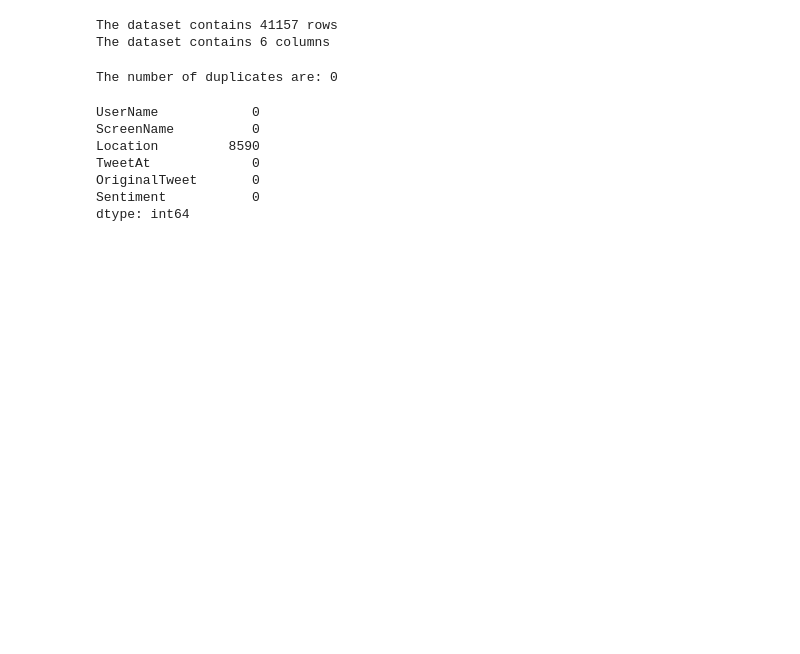
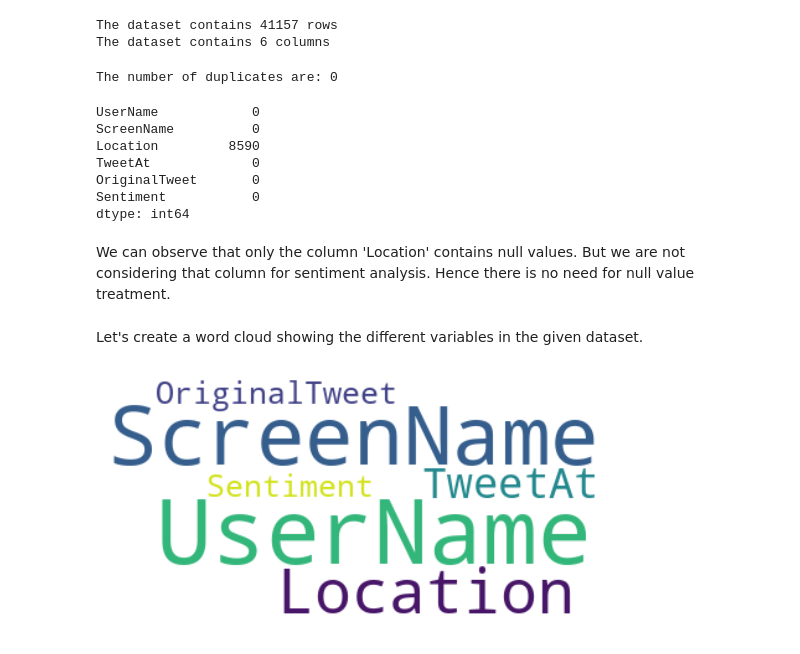
Before and after one commit to harsh15998/classification, a Jupyter notebook: Welcome_To_Colaboratory.ipynb, the cells around one changed output. Cells and saved outputs as stored; diff of their text form; code cells hidden in the pictures; blank space fills up the shorter version.

```diff
--- a/Welcome_To_Colaboratory.ipynb
+++ b/Welcome_To_Colaboratory.ipynb
@@ -73,3 +73,17 @@ TweetAt             0
 OriginalTweet       0
 Sentiment           0
 dtype: int64
+# %% [markdown]
+We can observe that only the column 'Location' contains null values. But we are not considering that column for sentiment analysis. Hence there is no need for null value treatment.
+# %% [markdown]
+Let's create a word cloud showing the different variables in the given dataset.
+# %%
+text1 = " ".join(title for title in df.columns)
+# Creating word_cloud with text as argument in .generate() method
+word_cloud1 = WordCloud(collocations = False, background_color = 'white').generate(text1)
+# Display the generated Word Cloud
+plt.imshow(word_cloud1, interpolation='bilinear')
+plt.axis("off")
+plt.show()
+# %% [output]
+[figure, added]
```
